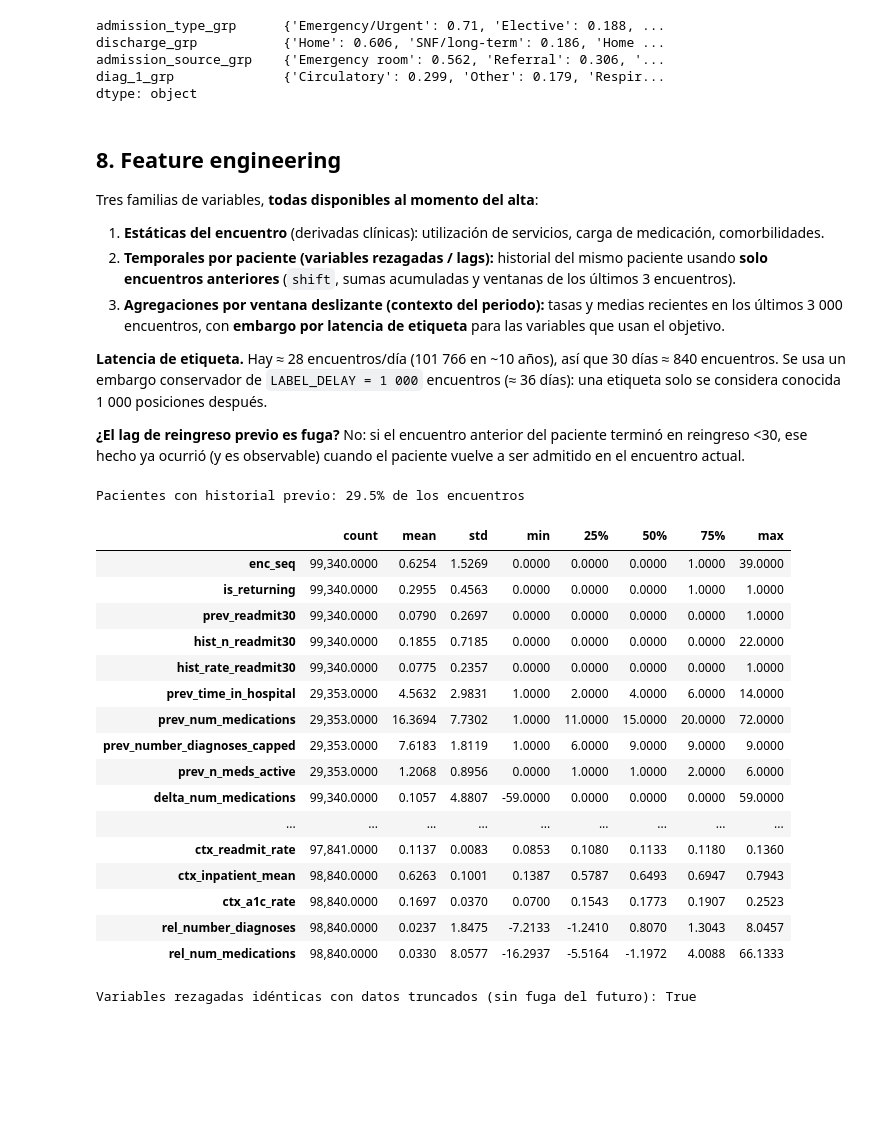
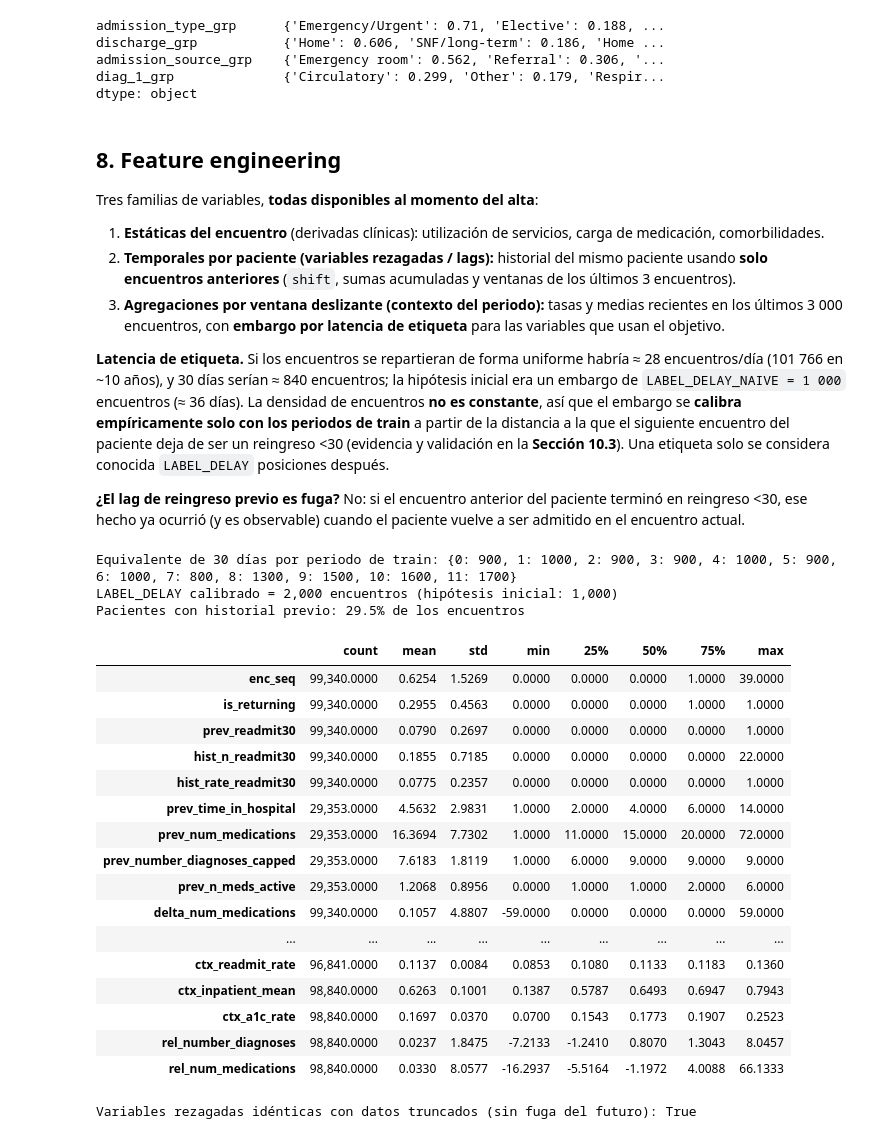
Before and after one commit to nayeli-guzman/grills-diabeticas, a Jupyter notebook: 02_EDA.ipynb, the cells around one changed output. Drawn from its saved outputs; the diff is of its cells as text; code cells hidden in the pictures; blank space fills up the shorter version.

```diff
--- a/02_EDA.ipynb
+++ b/02_EDA.ipynb
@@ -877,13 +877,32 @@ Tres familias de variables, **todas disponibles al momento del alta**:
 2. **Temporales por paciente (variables rezagadas / lags):** historial del mismo paciente usando **solo encuentros anteriores** (`shift`, sumas acumuladas y ventanas de los últimos 3 encuentros).
 3. **Agregaciones por ventana deslizante (contexto del periodo):** tasas y medias recientes en los últimos 3 000 encuentros, con **embargo por latencia de etiqueta** para las variables que usan el objetivo.
 
-**Latencia de etiqueta.** Hay ≈ 28 encuentros/día (101 766 en ~10 años), así que 30 días ≈ 840 encuentros. Se usa un embargo conservador de `LABEL_DELAY = 1 000` encuentros (≈ 36 días): una etiqueta solo se considera conocida 1 000 posiciones después.
+**Latencia de etiqueta.** Si los encuentros se repartieran de forma uniforme habría ≈ 28 encuentros/día (101 766 en ~10 años), y 30 días serían ≈ 840 encuentros; la hipótesis inicial era un embargo de `LABEL_DELAY_NAIVE = 1 000` encuentros (≈ 36 días). La densidad de encuentros **no es constante**, así que el embargo se **calibra empíricamente solo con los periodos de train** a partir de la distancia a la que el siguiente encuentro del paciente deja de ser un reingreso <30 (evidencia y validación en la **Sección 10.3**). Una etiqueta solo se considera conocida `LABEL_DELAY` posiciones después.
 
 **¿El lag de reingreso previo es fuga?** No: si el encuentro anterior del paciente terminó en reingreso <30, ese hecho ya ocurrió (y es observable) cuando el paciente vuelve a ser admitido en el encuentro actual.
 # %%
-LABEL_DELAY = 1000
+LABEL_DELAY_NAIVE = 1000   # hipótesis inicial: ≈ 28 encuentros/día × 36 días (densidad constante)
 CTX_W = 3000
 data = data.sort_values("t_idx").reset_index(drop=True)
+
+# ---- 0) Calibración empírica de la latencia de etiqueta (evidencia en la Sección 10.3) ----
+def next_gap(d):
+    # Distancia en pseudo-tiempo al siguiente encuentro del mismo paciente (NaN si no vuelve)
+    return d.groupby("patient_nbr", sort=False)["t_idx"].shift(-1) - d.t_idx
+
+def readmission_boundary(gap, y, thr=0.2, step=100, min_gap=500):
+    # Equivalente de "30 días" en encuentros: primer tramo de distancia donde P(target=1 | gap) < thr
+    rate = y.groupby((gap // step) * step).mean()
+    rate = rate[(rate.index >= min_gap) & (rate < thr)]
+    return float(rate.index.min()) if len(rate) else np.nan
+
+d_cal = data[data.period <= 11]            # solo periodos de train: el parámetro no mira el futuro
+gap_cal = next_gap(d_cal)
+delay_by_period = pd.Series({p: readmission_boundary(gap_cal[d_cal.period == p], d_cal.target[d_cal.period == p])
+                             for p in range(12)})
+LABEL_DELAY = int(np.ceil(delay_by_period.max() / 500) * 500)   # máximo en train, redondeado hacia arriba
+print(f"Equivalente de 30 días por periodo de train: {delay_by_period.astype(int).to_dict()}")
+print(f"LABEL_DELAY calibrado = {LABEL_DELAY:,} encuentros (hipótesis inicial: {LABEL_DELAY_NAIVE:,})")
 
 # ---- 1) Estáticas ----
 data["service_utilization"] = data.number_outpatient + data.number_emergency + data.number_inpatient
@@ -920,34 +939,36 @@ data["prev_discharge_snf"] = g["discharge_grp"].shift(1).eq("SNF/long-term").ast
 # ---- 3) Agregaciones por ventana deslizante (contexto) ----
 data["ctx_readmit_rate"] = data.target.shift(LABEL_DELAY).rolling(CTX_W, min_periods=500).mean()  # con embargo
 data["ctx_inpatient_mean"] = data.number_inpatient.shift(1).rolling(CTX_W, min_periods=500).mean()
 data["ctx_a1c_rate"] = data.a1c_tested.shift(1).rolling(CTX_W, min_periods=500).mean()
 ctx_ndiag = data.number_diagnoses.shift(1).rolling(CTX_W, min_periods=500).mean()
 ctx_nmed = data.num_medications.shift(1).rolling(CTX_W, min_periods=500).mean()
 data["rel_number_diagnoses"] = data.number_diagnoses - ctx_ndiag       # relativo al régimen de codificación vigente
 data["rel_num_medications"] = data.num_medications - ctx_nmed         # relativo a la práctica reciente
 
 TEMPORAL_FEATS = ["enc_seq", "is_returning", "prev_readmit30", "hist_n_readmit30", "hist_rate_readmit30",
                   "prev_time_in_hospital", "prev_num_medications", "prev_number_diagnoses_capped",
                   "prev_n_meds_active", "delta_num_medications", "delta_n_meds_active", "roll3_time_in_hospital",
                   "log_gap_prev_encounter", "prev_discharge_snf"]
 CONTEXT_FEATS = ["ctx_readmit_rate", "ctx_inpatient_mean", "ctx_a1c_rate", "rel_number_diagnoses", "rel_num_medications"]
 print(f"Pacientes con historial previo: {data.is_returning.mean():.1%} de los encuentros")
 data[TEMPORAL_FEATS + CONTEXT_FEATS].describe().T
 # %% [output]
+Equivalente de 30 días por periodo de train: {0: 900, 1: 1000, 2: 900, 3: 900, 4: 1000, 5: 900, 6: 1000, 7: 800, 8: 1300, 9: 1500, 10: 1600, 11: 1700}
+LABEL_DELAY calibrado = 2,000 encuentros (hipótesis inicial: 1,000)
 Pacientes con historial previo: 29.5% de los encuentros
 |  | count | mean | std | min | 25% | 50% | 75% | max |
 | enc_seq | 99,340.0000 | 0.6254 | 1.5269 | 0.0000 | 0.0000 | 0.0000 | 1.0000 | 39.0000 |
 | is_returning | 99,340.0000 | 0.2955 | 0.4563 | 0.0000 | 0.0000 | 0.0000 | 1.0000 | 1.0000 |
 | prev_readmit30 | 99,340.0000 | 0.0790 | 0.2697 | 0.0000 | 0.0000 | 0.0000 | 0.0000 | 1.0000 |
 | hist_n_readmit30 | 99,340.0000 | 0.1855 | 0.7185 | 0.0000 | 0.0000 | 0.0000 | 0.0000 | 22.0000 |
 | hist_rate_readmit30 | 99,340.0000 | 0.0775 | 0.2357 | 0.0000 | 0.0000 | 0.0000 | 0.0000 | 1.0000 |
 | prev_time_in_hospital | 29,353.0000 | 4.5632 | 2.9831 | 1.0000 | 2.0000 | 4.0000 | 6.0000 | 14.0000 |
 | prev_num_medications | 29,353.0000 | 16.3694 | 7.7302 | 1.0000 | 11.0000 | 15.0000 | 20.0000 | 72.0000 |
 | prev_number_diagnoses_capped | 29,353.0000 | 7.6183 | 1.8119 | 1.0000 | 6.0000 | 9.0000 | 9.0000 | 9.0000 |
 | prev_n_meds_active | 29,353.0000 | 1.2068 | 0.8956 | 0.0000 | 1.0000 | 1.0000 | 2.0000 | 6.0000 |
 | delta_num_medications | 99,340.0000 | 0.1057 | 4.8807 | -59.0000 | 0.0000 | 0.0000 | 0.0000 | 59.0000 |
 | ... | ... | ... | ... | ... | ... | ... | ... | ... |
-| ctx_readmit_rate | 97,841.0000 | 0.1137 | 0.0083 | 0.0853 | 0.1080 | 0.1133 | 0.1180 | 0.1360 |
+| ctx_readmit_rate | 96,841.0000 | 0.1137 | 0.0084 | 0.0853 | 0.1080 | 0.1133 | 0.1183 | 0.1360 |
 | ctx_inpatient_mean | 98,840.0000 | 0.6263 | 0.1001 | 0.1387 | 0.5787 | 0.6493 | 0.6947 | 0.7943 |
 | ctx_a1c_rate | 98,840.0000 | 0.1697 | 0.0370 | 0.0700 | 0.1543 | 0.1773 | 0.1907 | 0.2523 |
 | rel_number_diagnoses | 98,840.0000 | 0.0237 | 1.8475 | -7.2133 | -1.2410 | 0.8070 | 1.3043 | 8.0457 |
```
Also changed, not shown: parts of 23 cells of this notebook, 6 other files.
